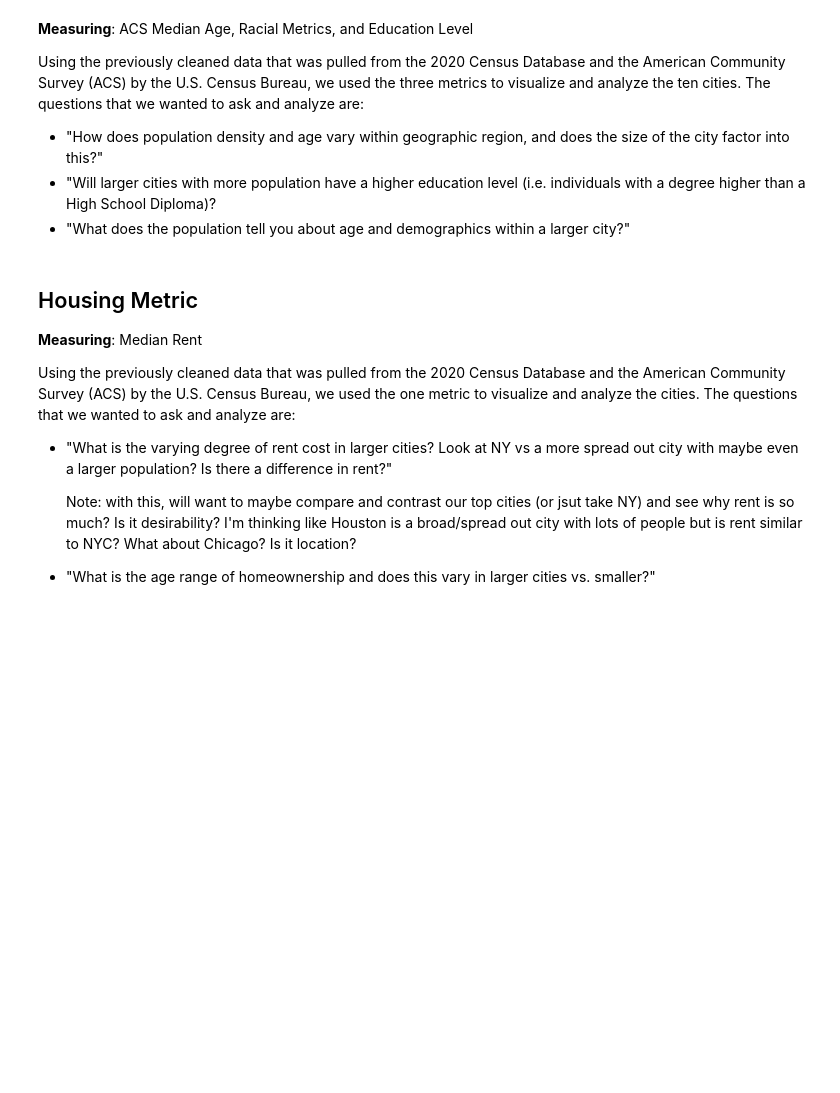
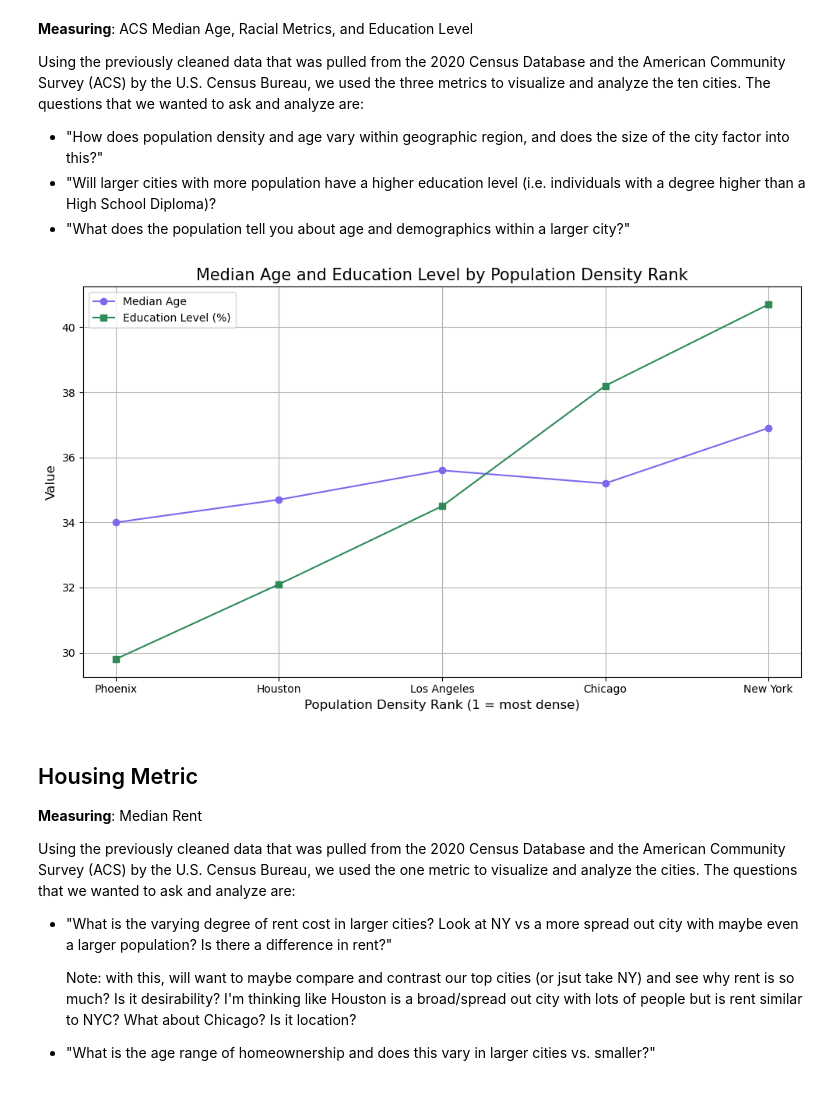
Before and after one commit to maddieemihle/major-city-visualization, a Jupyter notebook: Master Analysis.ipynb, the cells around one changed output. Cells and saved outputs as stored; diff of their text form; code cells hidden in the pictures; blank space fills up the shorter version.

```diff
--- a/Master Analysis.ipynb
+++ b/Master Analysis.ipynb
@@ -177,6 +266,47 @@ Using the previously cleaned data that was pulled from the 2020 Census Database
 * "How does population density and age vary within geographic region, and does the size of the city factor into this?"
 * "Will larger cities with more population have a higher education level (i.e. individuals with a degree higher than a High School Diploma)?
 * "What does the population tell you about age and demographics within a larger city?"
+# %%
+#Scatter plot between
+import pandas as pd
+import matplotlib.pyplot as plt
+
+# === Step 1: Define data ===
+data = pd.DataFrame({
+    "City": ["Houston", "Los Angeles", "Phoenix", "Chicago", "New York"],
+    "Population Density": [3615, 7749, 3105, 12068, 29099],       # people per mi²
+    "Median Age": [34.7, 35.6, 34.0, 35.2, 36.9],                 # years
+    "Education Level (%)": [32.1, 34.5, 29.8, 38.2, 40.7]         # % with bachelor's or higher
+})
+
+# === Step 2: Rank cities by population density (1 = most dense) ===
+data["Density Rank"] = data["Population Density"].rank(method="min", ascending=False).astype(int)
+
+# Sort by rank
+data_sorted = data.sort_values("Density Rank")
+
+# === Step 3: Plot ===
+plt.figure(figsize=(10, 6))
+plt.plot(data_sorted["Density Rank"], data_sorted["Median Age"],
+         marker='o', label="Median Age", color="mediumslateblue")
+
+plt.plot(data_sorted["Density Rank"], data_sorted["Education Level (%)"],
+         marker='s', label="Education Level (%)", color="seagreen")
+
+# === Step 4: X-axis as city names, flip axis ===
+plt.xticks(data_sorted["Density Rank"], data_sorted["City"])
+plt.gca().invert_xaxis()  # Flip so least dense is on the left
+
+# === Step 5: Labels and style ===
+plt.title("Median Age and Education Level by Population Density Rank", fontsize=15)
+plt.xlabel("Population Density Rank (1 = most dense)", fontsize=12)
+plt.ylabel("Value", fontsize=12)
+plt.grid(True)
+plt.legend()
+plt.tight_layout()
+plt.show()
+# %% [output]
+[figure, added]
 # %% [markdown]
 ## Housing Metric
 
```
Also changed, not shown: parts of 6 cells of this notebook.
